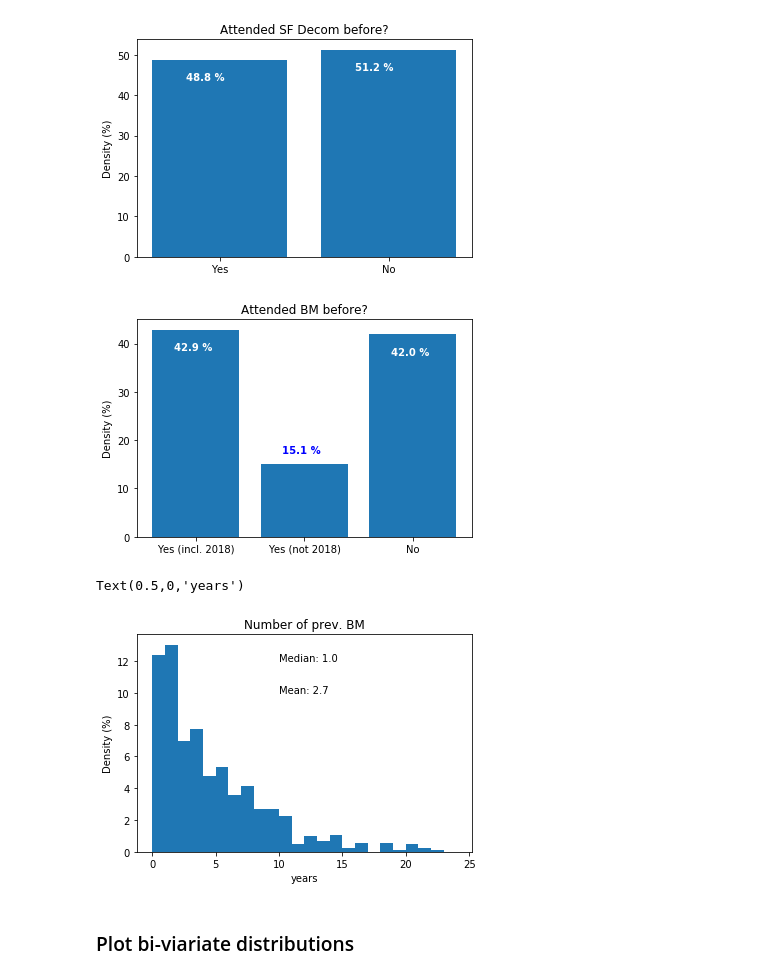
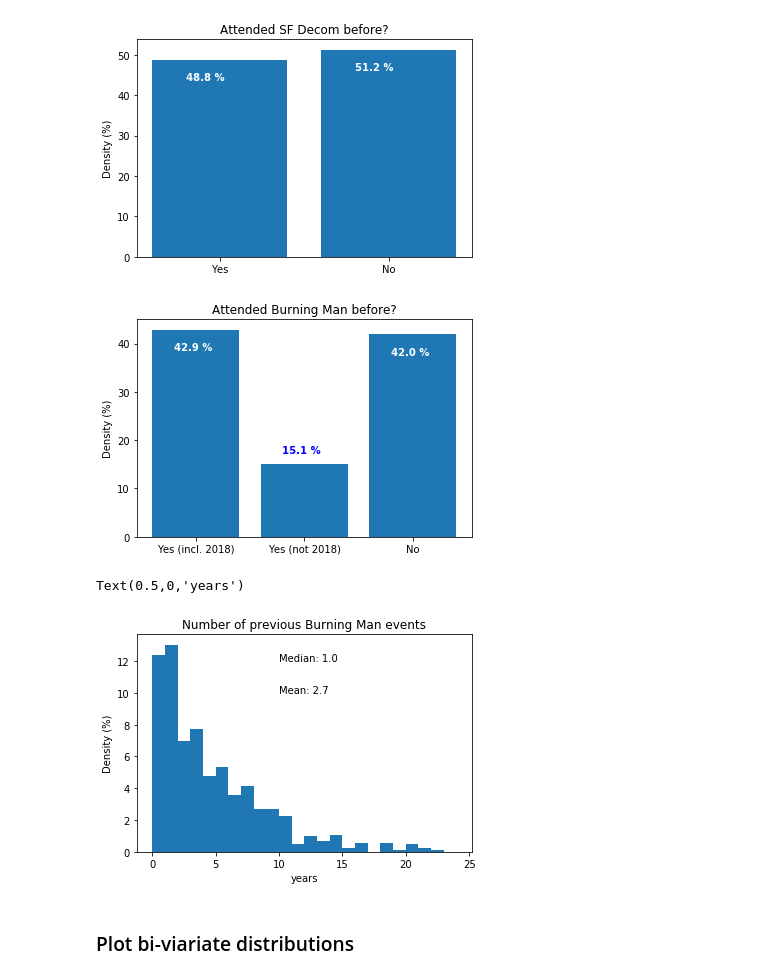
Before and after one commit to gridge/bm-decomp-2018, a Jupyter notebook: bm-decomp-2018.ipynb, the cells around one changed output. Saved outputs shown, nothing was run; the diff lists cells and outputs as text; code cells hidden in the pictures.

```diff
--- a/bm-decomp-2018.ipynb
+++ b/bm-decomp-2018.ipynb
@@ -447,21 +447,21 @@ plotCatQ(rawData.loc[isX4Valid], 'X4', weight='weight', title='Attended SF Decom
 # %% [output]
 [figure]
 # %%
-plotCatQ(rawData.loc[isX5aValid], 'X5a', weight='weight', title='Attended BM before?', xlabels=['Yes (incl. 2018)','Yes (not 2018)', 'No'])
+plotCatQ(rawData.loc[isX5aValid], 'X5a', weight='weight', title='Attended Burning Man before?', xlabels=['Yes (incl. 2018)','Yes (not 2018)', 'No'])
 # %% [output]
-[figure, old version]
+[figure, new version]
 # %%
 bins = np.arange(0, 25, 1)
 plt.hist(rawData.loc[isX5bValid, 'X5b'],bins,weights=(rawData.loc[isX5bValid,'weight']*100.0 / rawData.loc[isX5bValid,'weight'].sum()))
-plt.title("Number of prev. BM")
+plt.title("Number of previous Burning Man events")
 plt.ylabel("Density (%)")
 plt.text(10,12, "Median: %.1f" % (rawData.loc[isX5bValid, 'X5b'].median()))
 plt.text(10,10, "Mean: %.1f" % (rawData.loc[isX5bValid, 'X5b'].mean()))
 
 plt.xlabel("years")
 # %% [output]
 Text(0.5,0,'years')
-[figure, old version]
+[figure, new version]
 # %% [markdown]
 ### Plot bi-viariate distributions
 # %%
```
